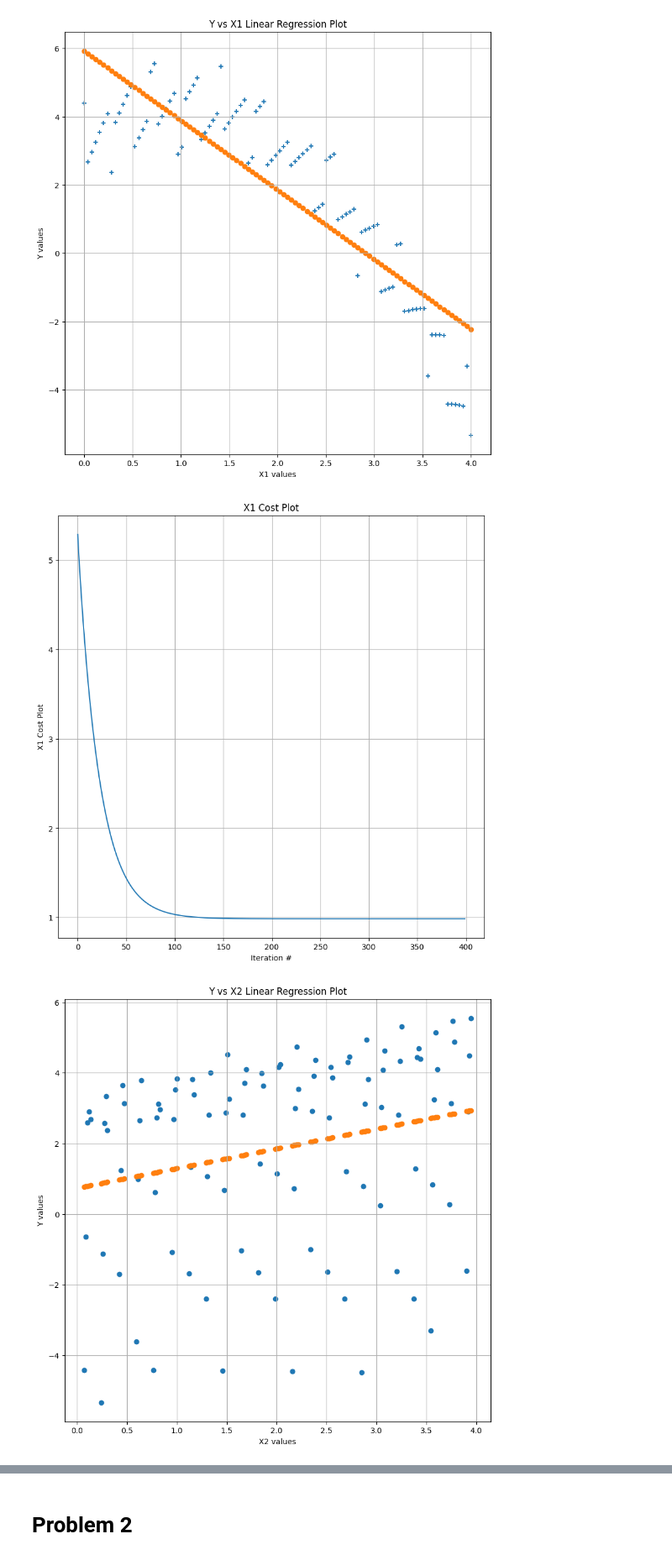
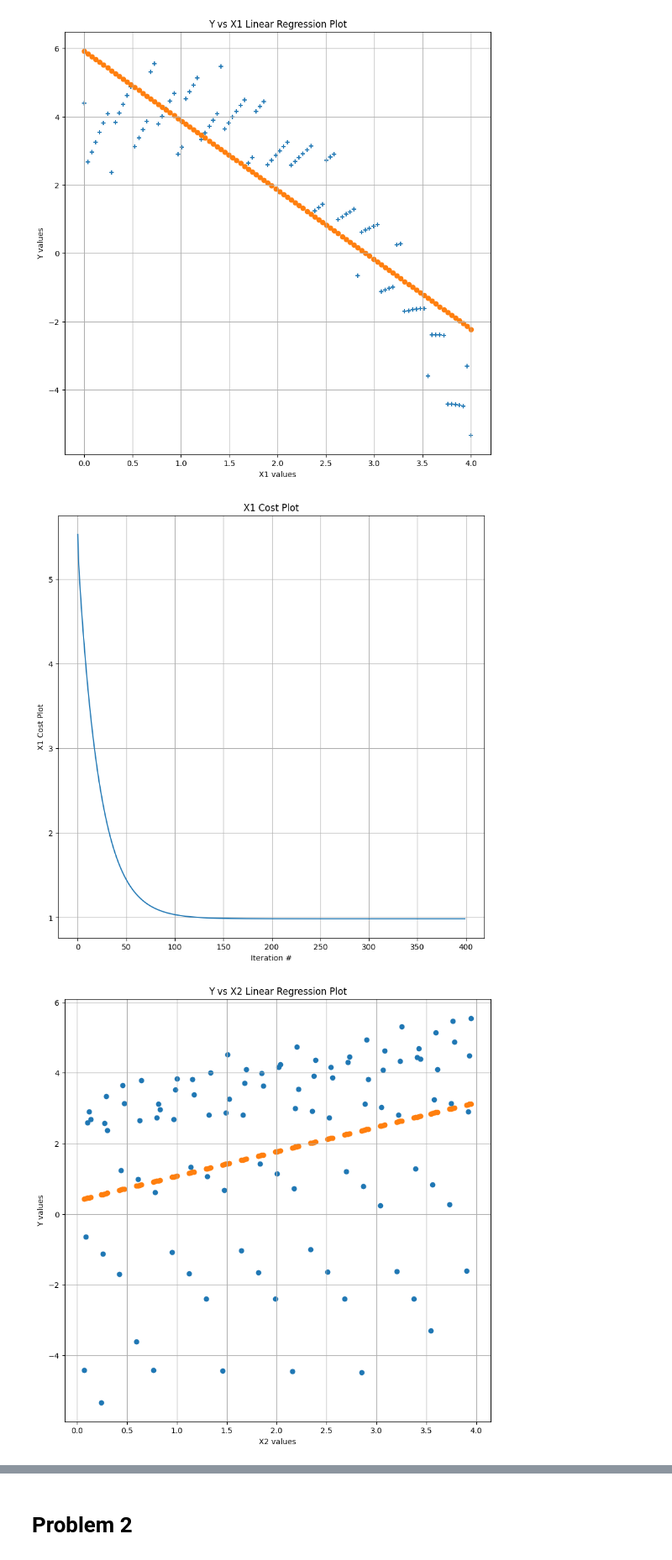
Before and after one commit to chetankodigantiML/ECGR4105-F26, a Jupyter notebook: HW_1.ipynb, the cells around one changed output, grey strips where cells are left out. Shown at 84% size. Saved outputs shown, nothing was run; the diff lists cells and outputs as text; code cells hidden in the pictures.

```diff
--- a/HW_1.ipynb
+++ b/HW_1.ipynb
@@ -39,7 +39,7 @@ X3 = np.hstack((np.ones((len(x3),1)),x3))
 # %%
 def lin_reg(x, y, alpha, iterations):
   m = len(x)
-  w = [ran.random()]*len(x[0])
+  w = [0]*len(x[0])
   cost = np.zeros(iterations)
   i = 0
   for i in range(iterations):
@@ -68,19 +68,19 @@ plt.ylabel('X1 Cost Plot')
 plt.grid(True)
 plt.show()
 # %% [output]
-[figure, old version]
+[figure, new version]
 # %%
-X2_weights, X2_cost = lin_reg(X2, y, 0.1, 150)
+X2_weights, X2_cost = lin_reg(X2, y, 0.01, 110)
 plt.scatter(X2[:,1], y)
 plt.scatter(X2[: ,1], X2.dot(X2_weights))
 plt.rcParams["figure.figsize"] = (10, 10)
 plt.xlabel('X2 values')
 plt.ylabel('Y values')
 plt.title("Y vs X2 Linear Regression Plot")
 plt.grid(True)
 plt.show()
 # %% [output]
-[figure, old version]
+[figure, new version]
 # %%
 plt.plot(X2_cost)
 plt.title("X2 Cost Plot")
```
Also changed, not shown: parts of 4 cells of this notebook.
